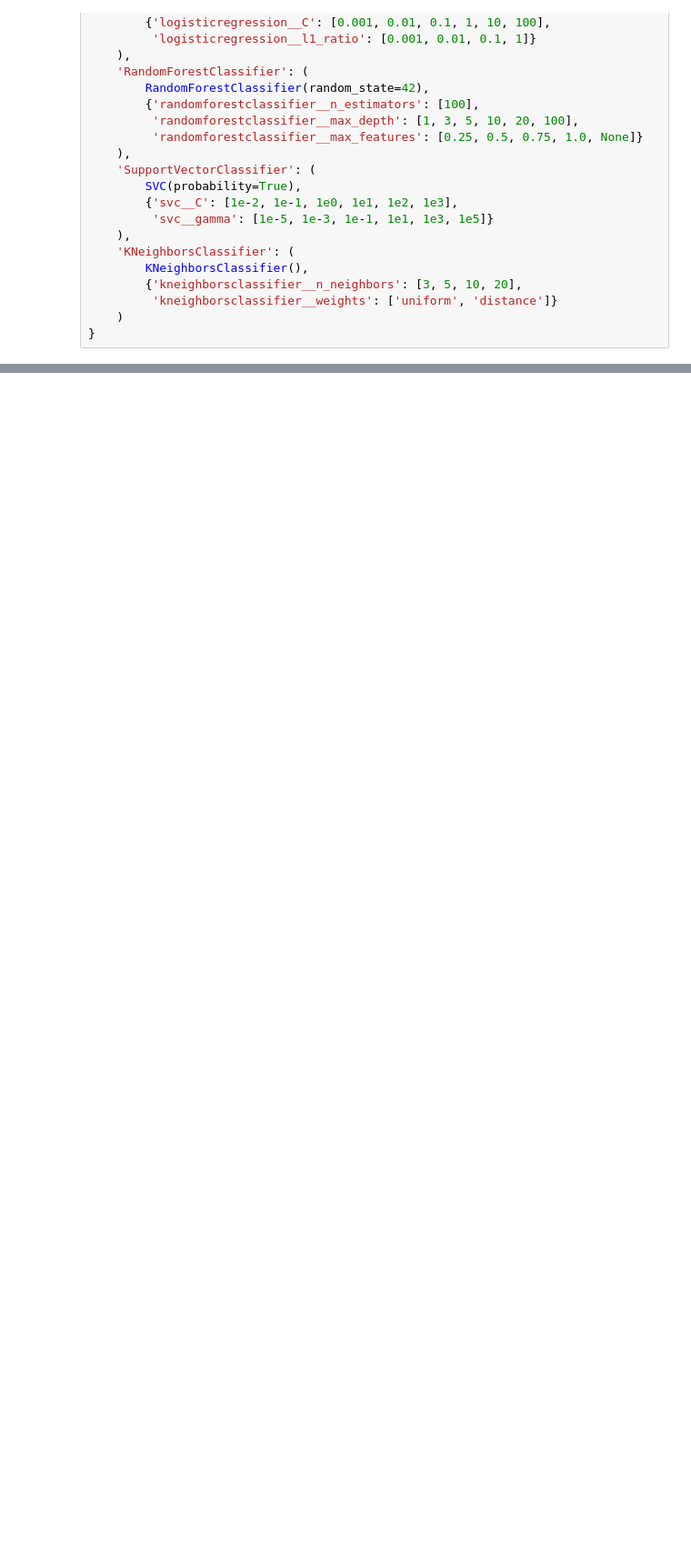
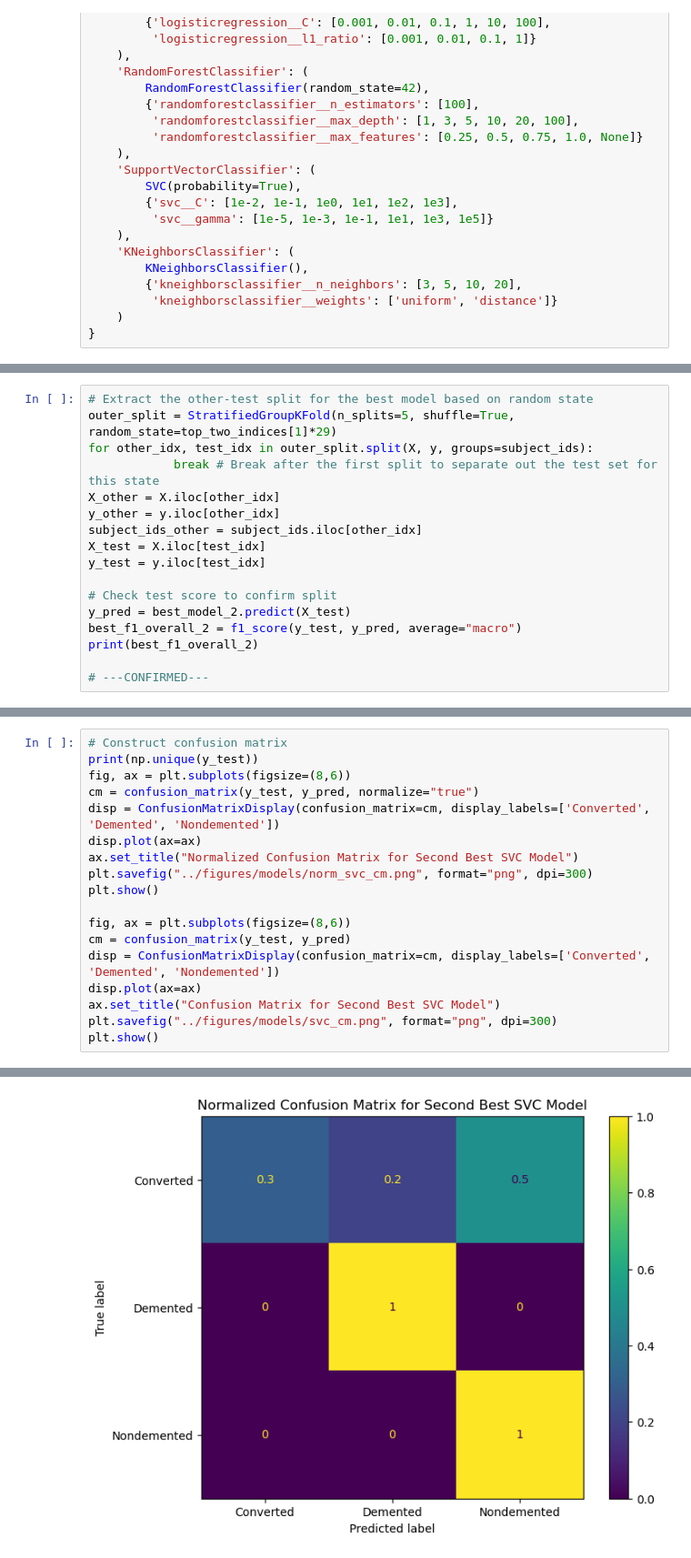
Before and after one commit to s-bao/data1030-project, a Jupyter notebook: src/imp_models.ipynb, the cells around one changed output, grey strips where cells are left out. Shown at 91% size. Cells and saved outputs as stored; diff of their text form; blank space fills up the shorter version.

```diff
--- a/src/imp_models.ipynb
+++ b/src/imp_models.ipynb
@@ -313,0 +467,17 @@ KNeighborsClassifier: Mean f1 = 0.8164, Std Dev = 0.0675
+# %%
+# Extract the other-test split for the best model based on random state
+outer_split = StratifiedGroupKFold(n_splits=5, shuffle=True, random_state=top_two_indices[1]*29)
+for other_idx, test_idx in outer_split.split(X, y, groups=subject_ids):
+            break # Break after the first split to separate out the test set for this state
+X_other = X.iloc[other_idx]
+y_other = y.iloc[other_idx]
+subject_ids_other = subject_ids.iloc[other_idx]
+X_test = X.iloc[test_idx]
+y_test = y.iloc[test_idx]
+
+# Check test score to confirm split
+y_pred = best_model_2.predict(X_test)
+best_f1_overall_2 = f1_score(y_test, y_pred, average="macro")
+print(best_f1_overall_2)
+
+# ---CONFIRMED---
@@ -313,0 +486,19 @@ KNeighborsClassifier: Mean f1 = 0.8164, Std Dev = 0.0675
+# %%
+# Construct confusion matrix
+print(np.unique(y_test))
+fig, ax = plt.subplots(figsize=(8,6))
+cm = confusion_matrix(y_test, y_pred, normalize="true")
+disp = ConfusionMatrixDisplay(confusion_matrix=cm, display_labels=['Converted', 'Demented', 'Nondemented'])
+disp.plot(ax=ax)
+ax.set_title("Normalized Confusion Matrix for Second Best SVC Model")
+plt.savefig("../figures/models/norm_svc_cm.png", format="png", dpi=300)
+plt.show()
+
+fig, ax = plt.subplots(figsize=(8,6))
+cm = confusion_matrix(y_test, y_pred)
+disp = ConfusionMatrixDisplay(confusion_matrix=cm, display_labels=['Converted', 'Demented', 'Nondemented'])
+disp.plot(ax=ax)
+ax.set_title("Confusion Matrix for Second Best SVC Model")
+plt.savefig("../figures/models/svc_cm.png", format="png", dpi=300)
+plt.show()
+# %% [output]
@@ -313,0 +506 @@ KNeighborsClassifier: Mean f1 = 0.8164, Std Dev = 0.0675
+[figure, added]
```
Also changed, not shown: parts of 14 cells of this notebook, 17 other files.
